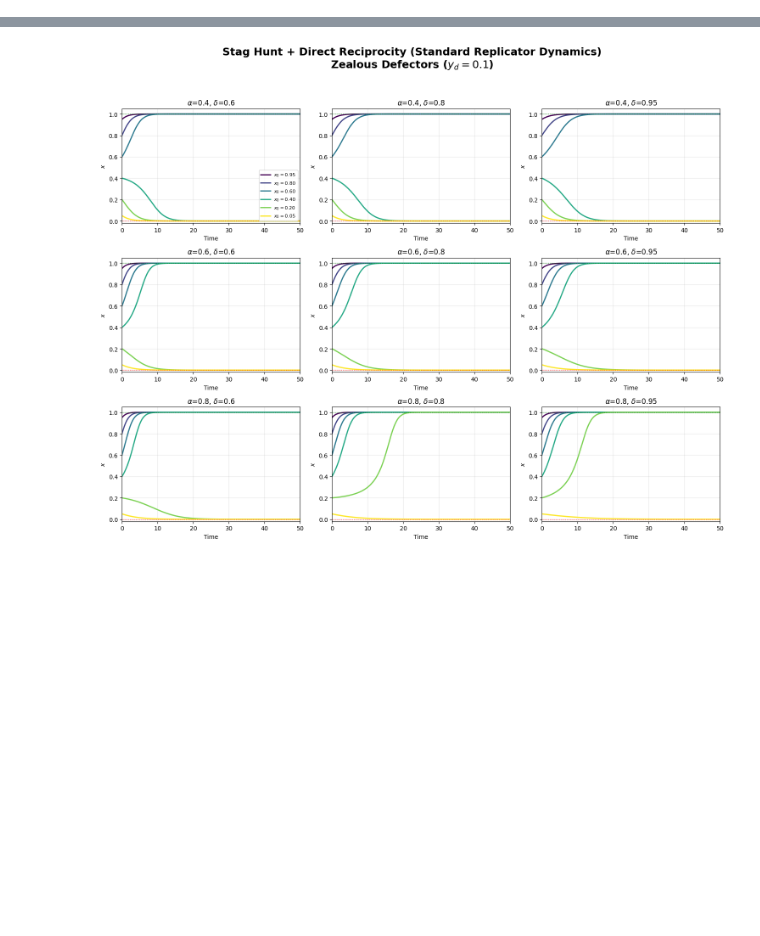
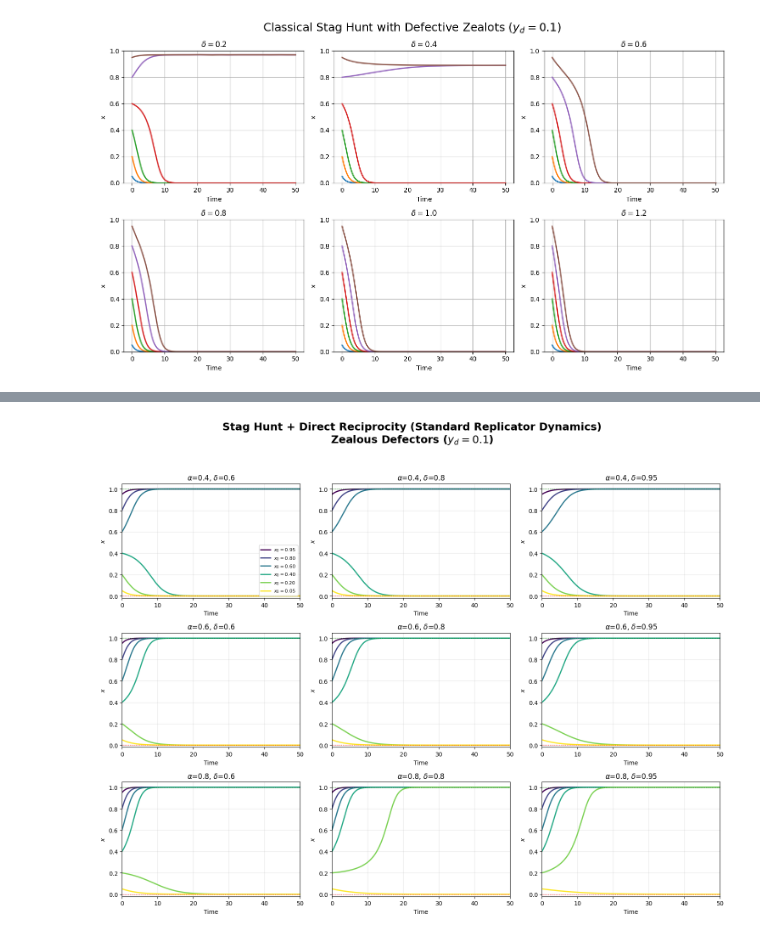
Before and after one commit to Fahad43215/viscosity-with-and-without-zealots, a Jupyter notebook: staghunt.ipynb, the cells around one changed output, grey strips where cells are left out. Saved outputs shown, nothing was run; the diff lists cells and outputs as text; code cells hidden in the pictures; blank space fills up the shorter version.

```diff
--- a/staghunt.ipynb
+++ b/staghunt.ipynb
@@ -439,3 +113,74 @@ Zealous Defectors (yd=0.1): AllC is destabilized; coexistence emerges.
+# %%
+import numpy as np
+import matplotlib.pyplot as plt
+from scipy.integrate import solve_ivp
+
+# ============================================
+# PARAMETERS
+# ============================================
+
+delta_values = [0.2,0.4,0.6,0.8,1.0,1.2]
+
+yd = 0.1                # Defective zealots
+
+t_span = (0,50)
+t_eval = np.linspace(0,50,500)
+
+initial_conditions = [0.05,0.2,0.4,0.6,0.8,0.95]
+
+# ======================================================
+# STAG HUNT WITH DEFECTIVE ZEALOTS
+# (NON-NORMALIZED)
+# ======================================================
+
+fig,axs = plt.subplots(2,3,figsize=(14,8))
+
+for k,delta in enumerate(delta_values):
+
+    ax = axs[k//3,k%3]
+
+    R = 1
+    S = -1
+    T = delta
+    P = 0
+
+    def defectors(t,x):
+
+        x = x[0]
+
+        # Expected payoffs
+        piC = (x*R + (1-x+yd)*S)/(1+yd)
+        piD = (x*T + (1-x+yd)*P)/(1+yd)
+
+        # Non-normalized dynamics
+        dx = (x*piC*(1-x)
+              -(1-x+yd)*piD*x)
+
+        return [dx]
+
+    for x0 in initial_conditions:
+
+        sol = solve_ivp(defectors,
+                        t_span,
+                        [x0],
+                        t_eval=t_eval)
+
+        ax.plot(sol.t,
+                sol.y[0],
+                lw=2,
+                label=f'{x0}')
+
+    ax.set_title(r'$\delta={}$'.format(delta))
+    ax.set_xlabel("Time")
+    ax.set_ylabel("x")
+    ax.set_ylim(0,1)
+    ax.grid(True)
+
+plt.suptitle("Classical Stag Hunt with Defective Zealots ($y_d=0.1$)",fontsize=18)
+plt.tight_layout()
+plt.show()
+# %% [output]
+[figure, added]
 # %%
 # ---------- PARAMETERS ----------
 alpha_values = [0.4, 0.6, 0.8]
```
Also changed, not shown: parts of 10 cells of this notebook.
